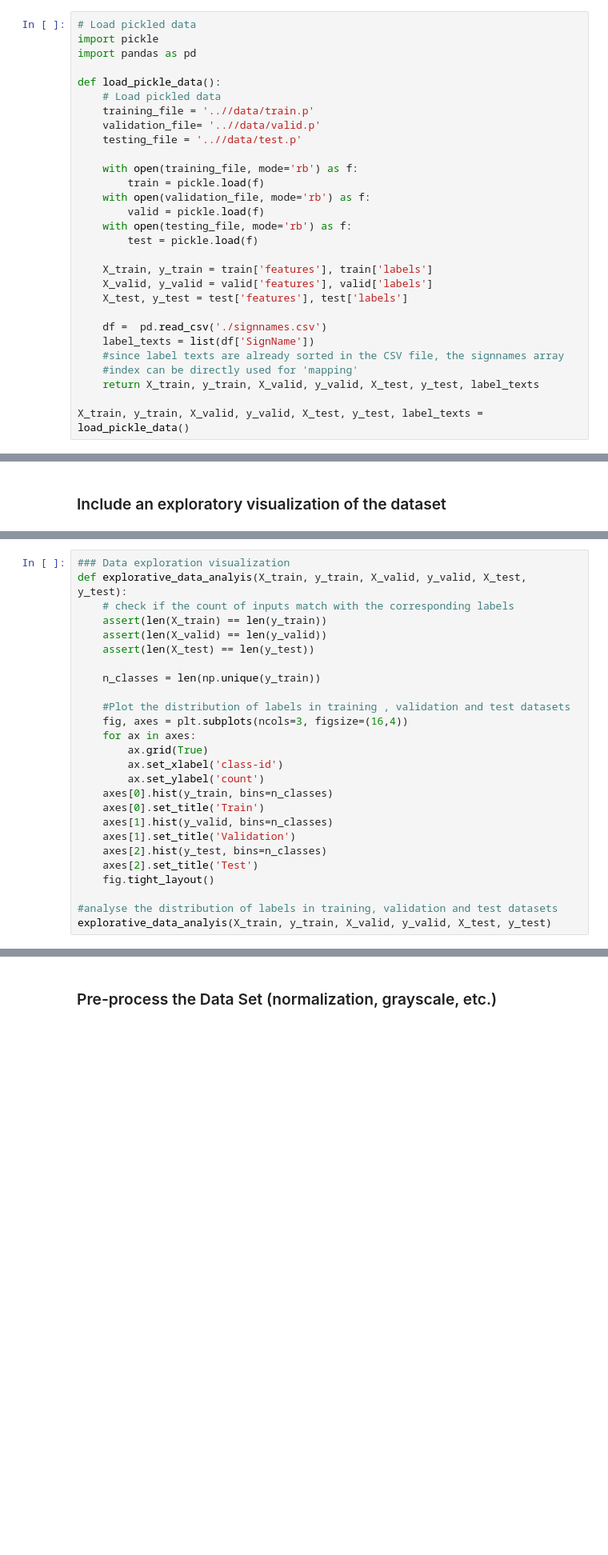
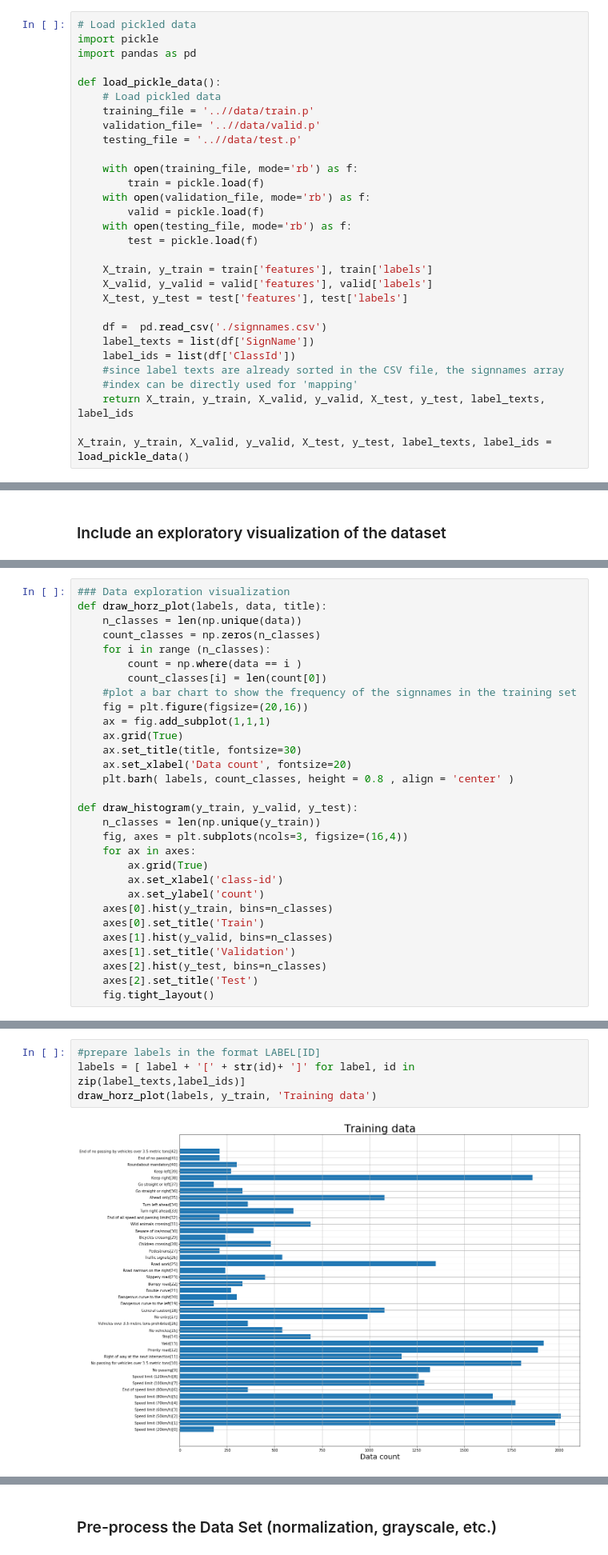
Before and after one commit to thm2kor/Udacity-CarND-Traffic-Sign-Classifier, a Jupyter notebook: Traffic_Sign_Classifier.ipynb, the cells around one changed output, grey strips where cells are left out. Shown at 80% size. Saved outputs shown, nothing was run; the diff lists cells and outputs as text; blank space fills up the shorter version.

Commit message:
added horizontal bar charts to the explorative data analysis

```diff
--- a/Traffic_Sign_Classifier.ipynb
+++ b/Traffic_Sign_Classifier.ipynb
@@ -36,11 +36,12 @@ def load_pickle_data():
 
     df =  pd.read_csv('./signnames.csv')
     label_texts = list(df['SignName'])
+    label_ids = list(df['ClassId'])
     #since label texts are already sorted in the CSV file, the signnames array
     #index can be directly used for 'mapping'
-    return X_train, y_train, X_valid, y_valid, X_test, y_test, label_texts
+    return X_train, y_train, X_valid, y_valid, X_test, y_test, label_texts, label_ids
 
-X_train, y_train, X_valid, y_valid, X_test, y_test, label_texts = load_pickle_data()
+X_train, y_train, X_valid, y_valid, X_test, y_test, label_texts, label_ids = load_pickle_data()
 # %% [markdown]
 ---
 
@@ -123,14 +129,21 @@ random_plot(X_train, y_train, label_texts, 30)
 # %%
 ### Data exploration visualization
-def explorative_data_analyis(X_train, y_train, X_valid, y_valid, X_test, y_test):
-    # check if the count of inputs match with the corresponding labels
-    assert(len(X_train) == len(y_train))
-    assert(len(X_valid) == len(y_valid))
-    assert(len(X_test) == len(y_test))
+def draw_horz_plot(labels, data, title):
+    n_classes = len(np.unique(data))
+    count_classes = np.zeros(n_classes)
+    for i in range (n_classes):
+        count = np.where(data == i )
+        count_classes[i] = len(count[0])
+    #plot a bar chart to show the frequency of the signnames in the training set
+    fig = plt.figure(figsize=(20,16))
+    ax = fig.add_subplot(1,1,1)
+    ax.grid(True)
+    ax.set_title(title, fontsize=30)
+    ax.set_xlabel('Data count', fontsize=20)
+    plt.barh( labels, count_classes, height = 0.8 , align = 'center' )
 
+def draw_histogram(y_train, y_valid, y_test):
     n_classes = len(np.unique(y_train))
-
-    #Plot the distribution of labels in training , validation and test datasets
     fig, axes = plt.subplots(ncols=3, figsize=(16,4))
     for ax in axes:
         ax.grid(True)
@@ -143,6 +156,3 @@ def explorative_data_analyis(X_train, y_train, X_valid, y_valid, X_test, y_test)
     axes[2].hist(y_test, bins=n_classes)
     axes[2].set_title('Test')
     fig.tight_layout()
-
-#analyse the distribution of labels in training, validation and test datasets
-explorative_data_analyis(X_train, y_train, X_valid, y_valid, X_test, y_test)
@@ -150,0 +161,6 @@ explorative_data_analyis(X_train, y_train, X_valid, y_valid, X_test, y_test)
+# %%
+#prepare labels in the format LABEL[ID]
+labels = [ label + '[' + str(id)+ ']' for label, id in zip(label_texts,label_ids)]
+draw_horz_plot(labels, y_train, 'Training data')
+# %% [output]
+[figure, added]
```
Also changed, not shown: parts of 10 cells of this notebook.
